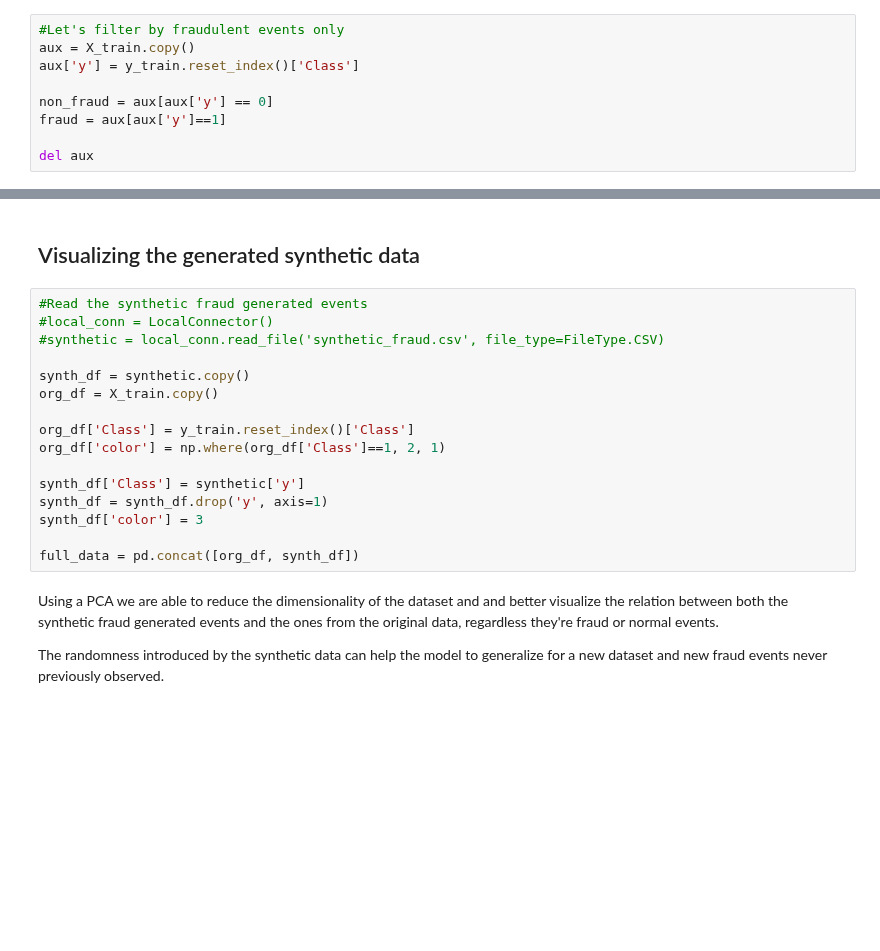
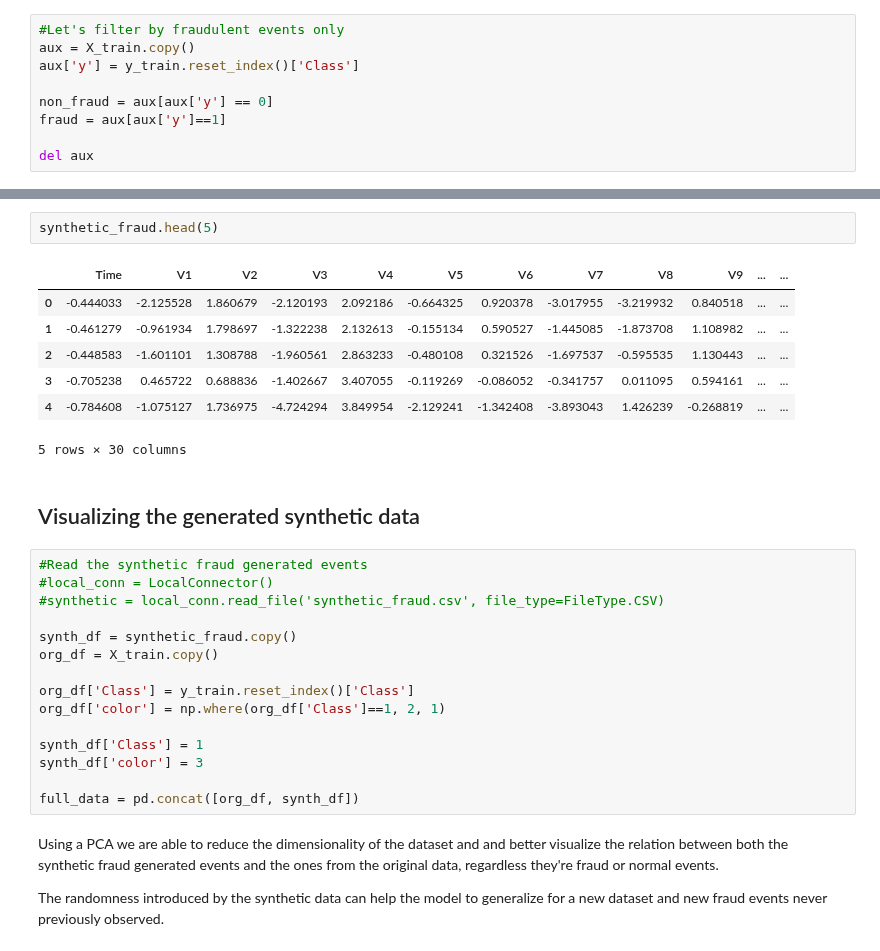
Before and after one commit to ydataai/academy, a Jupyter notebook: integrations/ubiops/YData_to_UbiOps_FraudDetection.ipynb, the cells around one changed output, grey strips where cells are left out. Cells and saved outputs as stored; diff of their text form; blank space fills up the shorter version.

```diff
--- a/integrations/ubiops/YData_to_UbiOps_FraudDetection.ipynb
+++ b/integrations/ubiops/YData_to_UbiOps_FraudDetection.ipynb
@@ -240,3 +448,13 @@ synthetic_fraud = fraud_synth.sample(n_samples=400)
+# %%
+synthetic_fraud.head(5)
+# %% [output]
+|  | Time | V1 | V2 | V3 | V4 | V5 | V6 | V7 | V8 | V9 | ... | ... |
+| 0 | -0.444033 | -2.125528 | 1.860679 | -2.120193 | 2.092186 | -0.664325 | 0.920378 | -3.017955 | -3.219932 | 0.840518 | ... | ... |
+| 1 | -0.461279 | -0.961934 | 1.798697 | -1.322238 | 2.132613 | -0.155134 | 0.590527 | -1.445085 | -1.873708 | 1.108982 | ... | ... |
+| 2 | -0.448583 | -1.601101 | 1.308788 | -1.960561 | 2.863233 | -0.480108 | 0.321526 | -1.697537 | -0.595535 | 1.130443 | ... | ... |
+| 3 | -0.705238 | 0.465722 | 0.688836 | -1.402667 | 3.407055 | -0.119269 | -0.086052 | -0.341757 | 0.011095 | 0.594161 | ... | ... |
+| 4 | -0.784608 | -1.075127 | 1.736975 | -4.724294 | 3.849954 | -2.129241 | -1.342408 | -3.893043 | 1.426239 | -0.268819 | ... | ... |
+5 rows × 30 columns
 # %% [markdown]
 ## Visualizing the generated synthetic data
 # %%
@@ -244,14 +462,13 @@ synthetic_fraud = fraud_synth.sample(n_samples=400)
 #local_conn = LocalConnector()
 #synthetic = local_conn.read_file('synthetic_fraud.csv', file_type=FileType.CSV)
 
-synth_df = synthetic.copy()
+synth_df = synthetic_fraud.copy()
 org_df = X_train.copy()
 
 org_df['Class'] = y_train.reset_index()['Class']
 org_df['color'] = np.where(org_df['Class']==1, 2, 1)
 
-synth_df['Class'] = synthetic['y']
-synth_df = synth_df.drop('y', axis=1)
+synth_df['Class'] = 1
 synth_df['color'] = 3
 
 full_data = pd.concat([org_df, synth_df])
```
Also changed, not shown: parts of 12 cells of this notebook.
